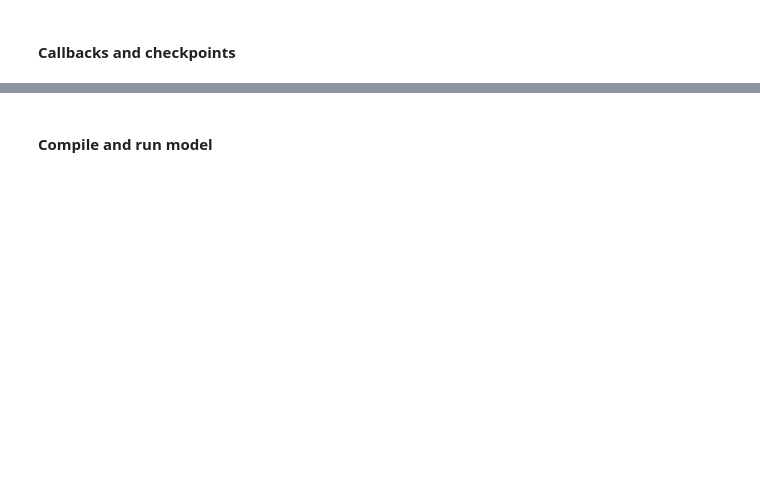
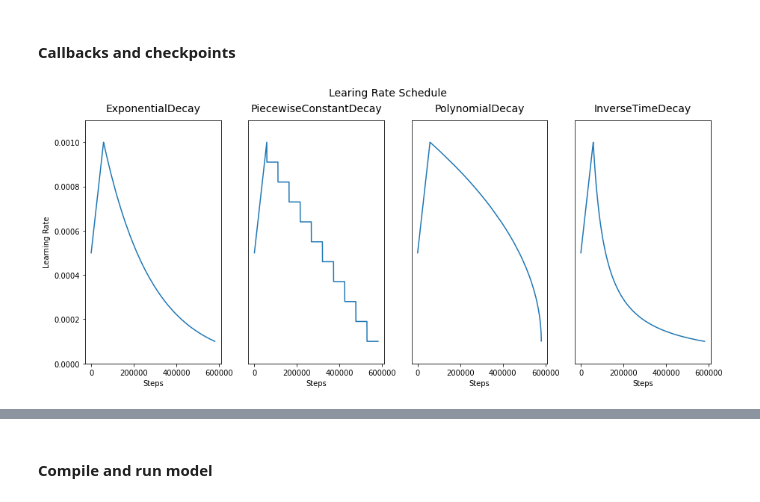
Before and after one commit to omarkapur-mids/Exploring-Data-Augmentation-for-QA-with-T5, a Jupyter notebook: DROP/T5_DROP_training.ipynb, the cells around one changed output, grey strips where cells are left out. Drawn from its saved outputs; the diff is of its cells as text; code cells hidden in the pictures; blank space fills up the shorter version.

```diff
--- a/DROP/T5_DROP_training.ipynb
+++ b/DROP/T5_DROP_training.ipynb
@@ -234,8 +318,18 @@ def make_toy(dataset,toy_size=1000):
     df = df.head(toy_size)
     return Dataset.from_pandas(df)
 # %%
-train_dataset_full = load_dataset(dataset, split='train')
-valid_dataset_full = load_dataset(dataset, split='validation')
+if dataset == "hotpot_qa":
+    train_dataset_full = load_dataset(dataset,'distractor', split='train')
+    valid_dataset_full = load_dataset(dataset,'distractor', split='validation')
+elif dataset == 'augmented':
+    full_df = pd.read_pickle(augmented_dir+'/augmented_data.pkl')
+    train_dataset_full, valid_dataset_full = train_test_split(full_df,test_size=0.2)
+    train_dataset_full = Dataset.from_pandas(train_dataset_full)
+    valid_dataset_full = Dataset.from_pandas(valid_dataset_full)
+
+else:
+    train_dataset_full = load_dataset(dataset, split='train')
+    valid_dataset_full = load_dataset(dataset, split='validation')
 
 print('Dataset features: ',train_dataset_full.features)
 
@@ -371,0 +513,61 @@ plt.xlabel("Train Step")
+# %%
+# Learning Rate Schedule Parameters
+WARM_UP_FRACTION = 1/10 #The fraction of the training steps that will be ramping up linearly to the max LR
+START_LR = 0.0005 # must be float
+MAX_LR = 0.001 # must be float
+END_LR = 0.0001 # must be float
+
+EPOCHS = epochs
+STEPS_PER_EPOCH = steps
+__TOTAL_STEPS = EPOCHS * STEPS_PER_EPOCH
+__TOTAL_WARM_UP_STEPS = __TOTAL_STEPS * WARM_UP_FRACTION
+__TOTAL_DECAY_STEPS = __TOTAL_STEPS - __TOTAL_WARM_UP_STEPS
+
+#--------------------------------------------------------------------------------------------
+
+# Decay Parameters
+# ExponentialDecay - None
+
+# PiecewiseConstantDecay
+NUM_BOUNDARIES = 10
+__BOUNDARY_STEP = __TOTAL_DECAY_STEPS/NUM_BOUNDARIES
+__BOUNDARIES = list(np.arange(0,__TOTAL_DECAY_STEPS+__BOUNDARY_STEP,__BOUNDARY_STEP))
+__PIECEWISE_STEP = (MAX_LR - END_LR)/(NUM_BOUNDARIES)
+__VALUES = list(np.arange(MAX_LR,END_LR-__PIECEWISE_STEP,-__PIECEWISE_STEP))
+
+# PolynomialDecay
+POWER = .5 # Must be > 1 to reach END_LR
+
+#InverseTimeDecay
+__TIME_DECAY = __TOTAL_DECAY_STEPS/(MAX_LR/END_LR-1)
+
+#--------------------------------------------------------------------------------------------
+# Initialize Graphing
+decay_array = ["ExponentialDecay", "PiecewiseConstantDecay", "PolynomialDecay", "InverseTimeDecay"]
+x = range(__TOTAL_STEPS)
+
+fig, ax = plt.subplots(figsize=(15, 6),ncols=len(decay_array))
+fig.suptitle(f'Learing Rate Schedule', fontsize=14)
+ymax = max(START_LR,MAX_LR,END_LR)
+ymax *= 1.1
+
+
+ax[0].set_ylabel('Learning Rate')
+for i,decay_type in enumerate(decay_array):
+    DECAY = decay_type
+    lr_values = []
+    for step in x:
+        lr_values.append(lr_schedule(step,0))
+    ax[i].plot(x,lr_values)
+    ax[i].set_title(decay_type, fontsize=14, pad=11)
+    ax[i].set_xlabel('Steps')
+    ax[i].set_ylim([0,ymax])
+    if i > 0:
+        ax[i].tick_params(which='both', left=False, labelleft=False)
+plt.show()
+#--------------------------------------------------------------------------------------------
+
+# ACTION: Select Decay Type
+DECAY = "PiecewiseConstantDecay" #["ExponentialDecay", "PiecewiseConstantDecay", "PolynomialDecay", "InverseTimeDecay"]
+# %% [output]
+[figure, added]
```
Also changed, not shown: parts of 48 cells of this notebook, 1 other file.
